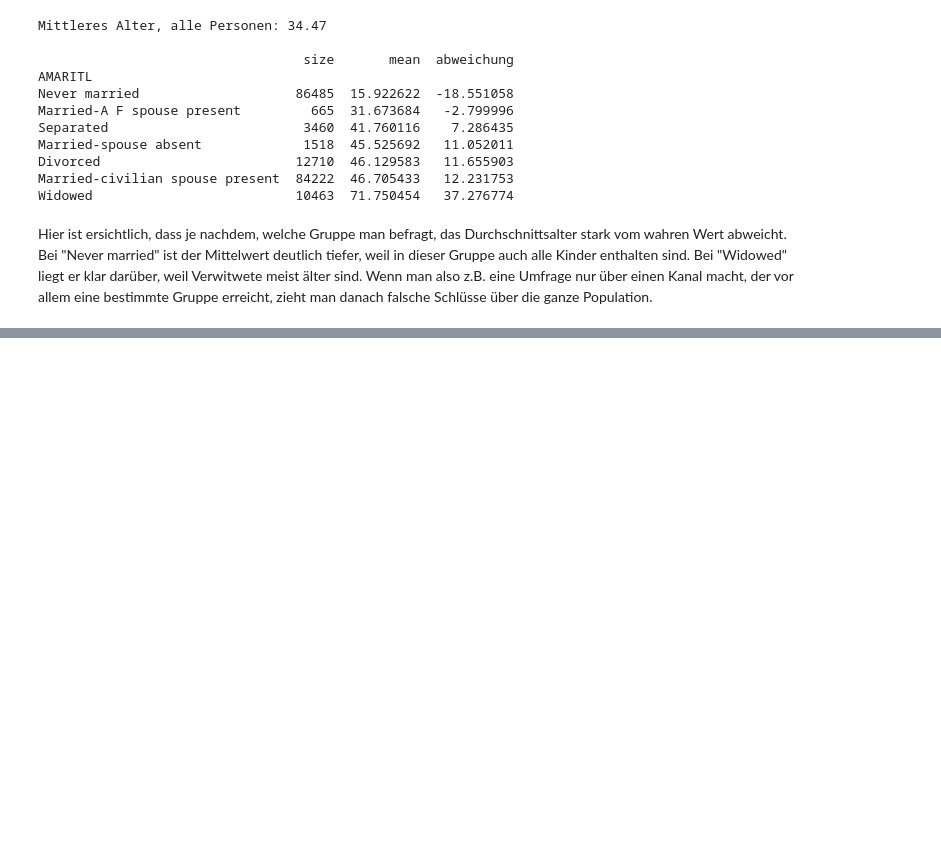
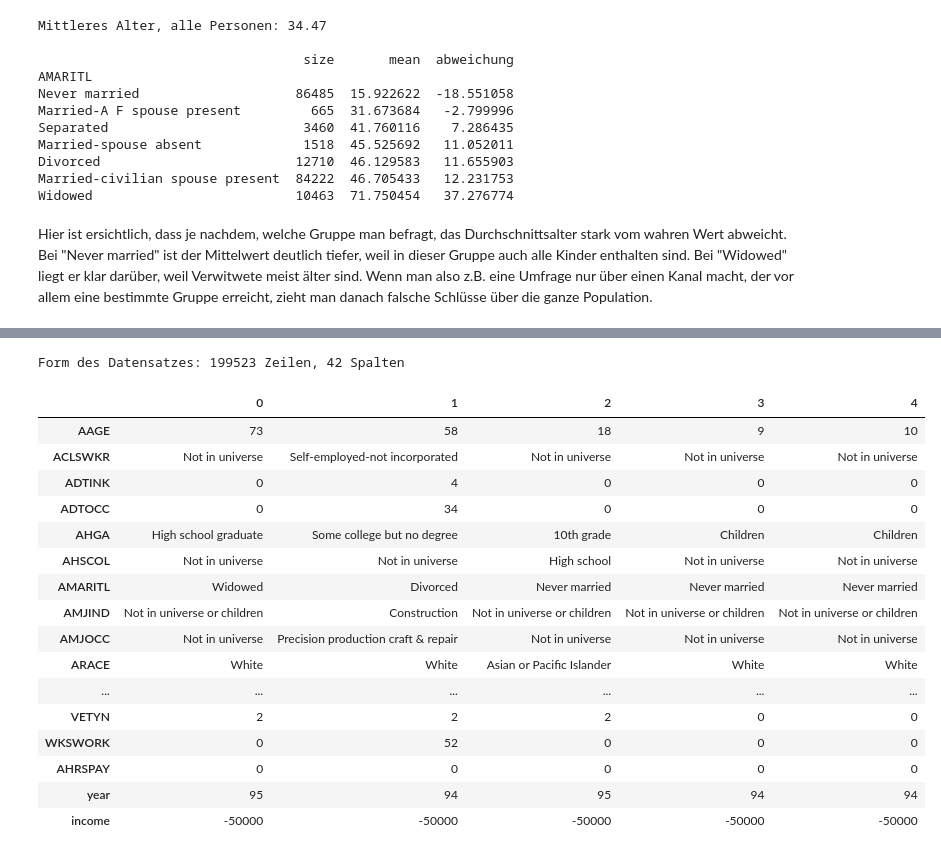
Before and after one commit to Manuel-Schmid/census-income-analysis, a Jupyter notebook: src/statistics_project/dataset_analysis_notebooks/NB01.ipynb, the cells around one changed output, grey strips where cells are left out. Cells and saved outputs as stored; diff of their text form; code cells hidden in the pictures; blank space fills up the shorter version.

```diff
--- a/src/statistics_project/dataset_analysis_notebooks/NB01.ipynb
+++ b/src/statistics_project/dataset_analysis_notebooks/NB01.ipynb
@@ -417,0 +430,27 @@ Hier ist ersichtlich, dass je nachdem, welche Gruppe man befragt, das Durchschni
+# %%
+print(f"Form des Datensatzes: {census.shape[0]} Zeilen, {census.shape[1]} Spalten\n")
+
+# Bei 42 Spalten kürzt pandas die Anzeige mit "..." in der Mitte.
+# option_context hebt diese Grenze nur für diese eine Ausgabe auf, die globalen Einstellungen bleiben gleich.
+# .T dreht die Tabelle (Spalten werden zu Zeilen), so passen alle 42 Merkmale untereinander auf den Bildschirm.
+with pd.option_context("display.max_columns", None, "display.max_rows", None):
+    display(census.head().T)
+# %% [output]
+Form des Datensatzes: 199523 Zeilen, 42 Spalten
+|  | 0 | 1 | 2 | 3 | 4 |
+| AAGE | 73 | 58 | 18 | 9 | 10 |
+| ACLSWKR | Not in universe | Self-employed-not incorporated | Not in universe | Not in universe | Not in universe |
+| ADTINK | 0 | 4 | 0 | 0 | 0 |
+| ADTOCC | 0 | 34 | 0 | 0 | 0 |
+| AHGA | High school graduate | Some college but no degree | 10th grade | Children | Children |
+| AHSCOL | Not in universe | Not in universe | High school | Not in universe | Not in universe |
+| AMARITL | Widowed | Divorced | Never married | Never married | Never married |
+| AMJIND | Not in universe or children | Construction | Not in universe or children | Not in universe or children | Not in universe or children |
+| AMJOCC | Not in universe | Precision production craft & repair | Not in universe | Not in universe | Not in universe |
+| ARACE | White | White | Asian or Pacific Islander | White | White |
+| ... | ... | ... | ... | ... | ... |
+| VETYN | 2 | 2 | 2 | 0 | 0 |
+| WKSWORK | 0 | 52 | 0 | 0 | 0 |
+| AHRSPAY | 0 | 0 | 0 | 0 | 0 |
+| year | 95 | 94 | 95 | 94 | 94 |
+| income | -50000 | -50000 | -50000 | -50000 | -50000 |
```
Also changed, not shown: parts of 8 cells of this notebook.
